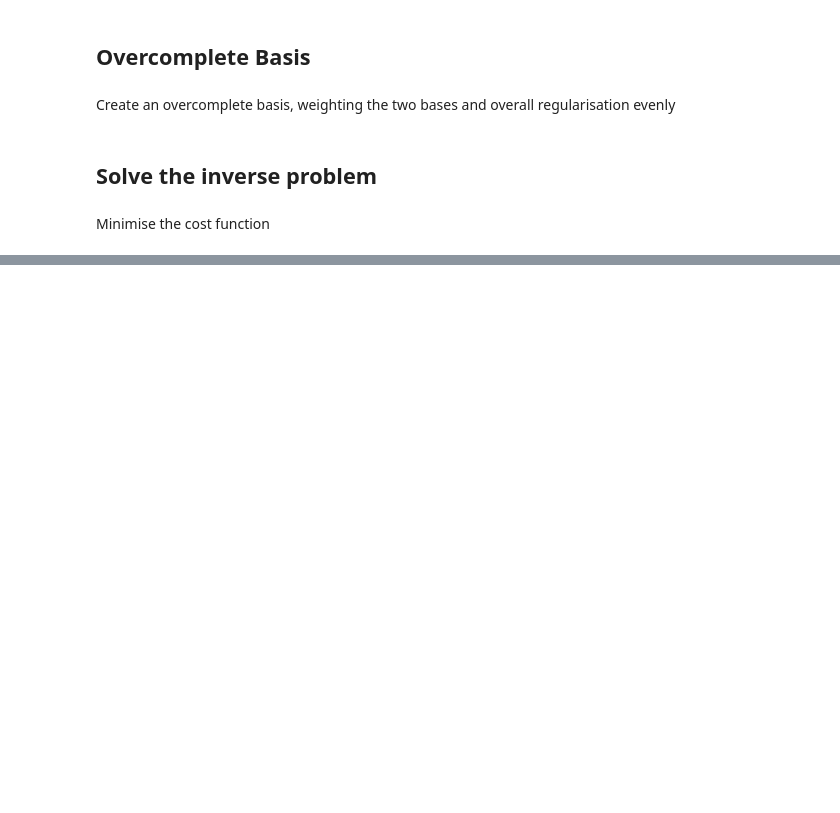
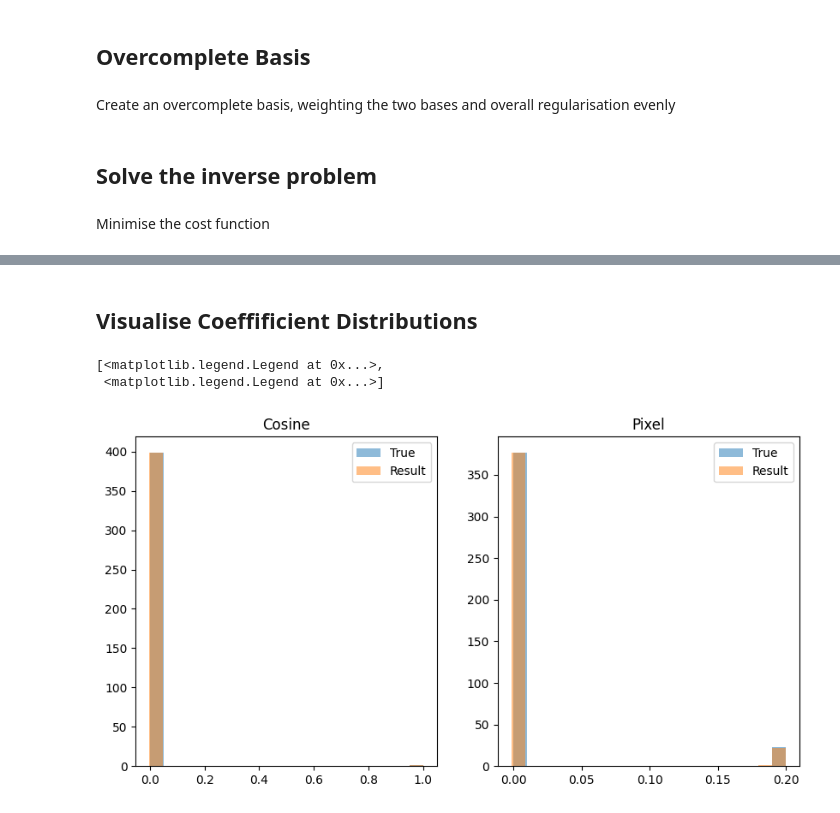
Before and after one commit to auggiemarignier/octo, a Jupyter notebook: examples/example.ipynb, the cells around one changed output, grey strips where cells are left out. Saved outputs shown, nothing was run; the diff lists cells and outputs as text; code cells hidden in the pictures; blank space fills up the shorter version.

```diff
--- a/examples/example.ipynb
+++ b/examples/example.ipynb
@@ -143,0 +125,18 @@ axs[2].set_title("Difference")
+# %% [markdown]
+## Visualise Coeffificient Distributions
+# %%
+fig, axs = plt.subplots(1, 2, figsize=(10, 5))
+
+axs[0].hist(true_cosine_coefficients, bins=20, alpha=0.5, label="True")
+axs[0].hist(result_coefficients[0], bins=20, alpha=0.5, label="Result")
+axs[0].set_title("Cosine")
+
+axs[1].hist(true_pixel_coefficients, bins=20, alpha=0.5, label="True")
+axs[1].hist(result_coefficients[1], bins=20, alpha=0.5, label="Result")
+axs[1].set_title("Pixel")
+
+[ax.legend() for ax in axs]
+# %% [output]
+[<matplotlib.legend.Legend at 0x...>,
+ <matplotlib.legend.Legend at 0x...>]
+[figure, added]
```
Also changed, not shown: parts of 7 cells of this notebook.
